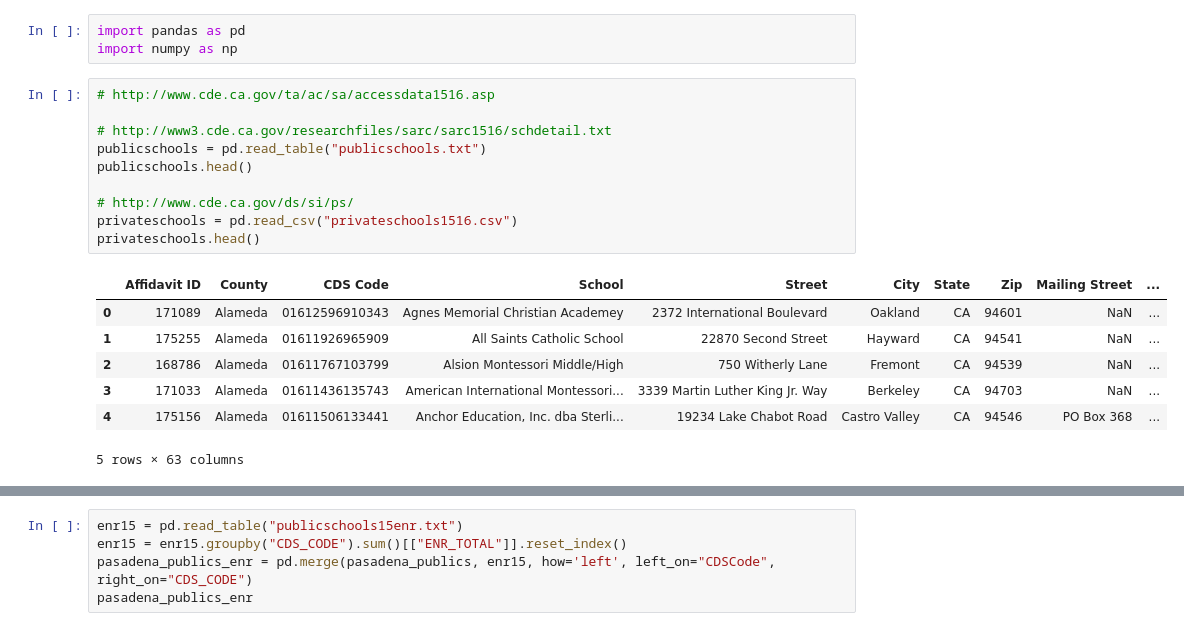
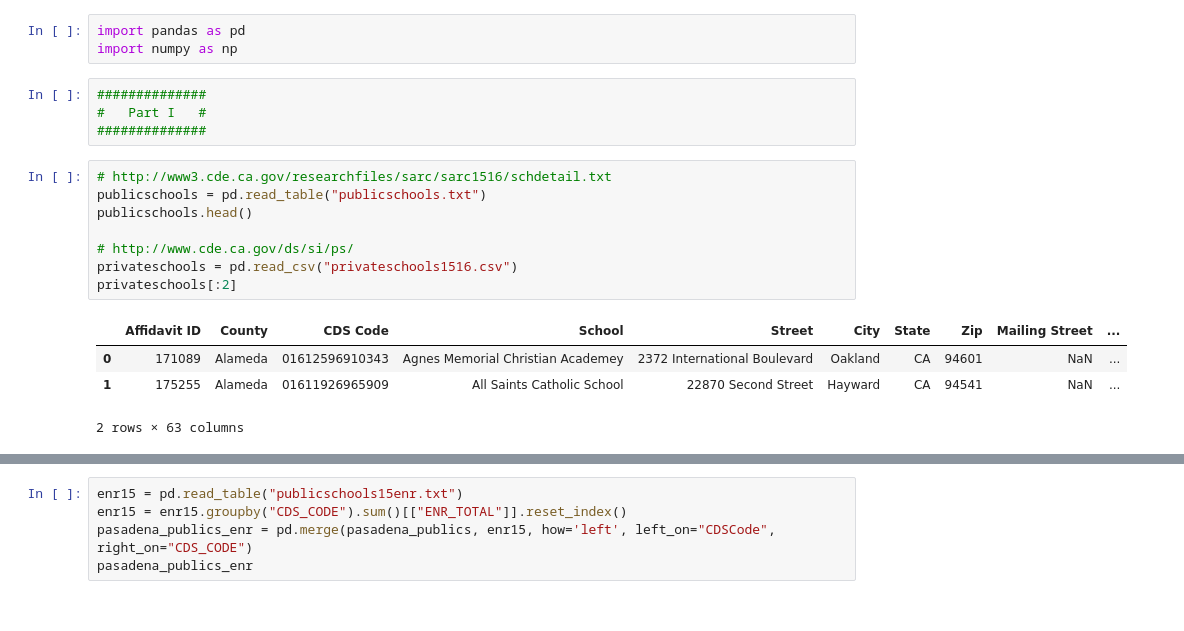
Before and after one commit to jmahabal/pasadena, a Jupyter notebook: Pasadena.ipynb, the cells around one changed output, grey strips where cells are left out. Saved outputs shown, nothing was run; the diff lists cells and outputs as text.

```diff
--- a/Pasadena.ipynb
+++ b/Pasadena.ipynb
@@ -1,21 +1,20 @@
 # %%
 import pandas as pd
 import numpy as np
+# %%
+##############
+#   Part I   #
+##############
 # %%
-# http://www.cde.ca.gov/ta/ac/sa/accessdata1516.asp
-
 # http://www3.cde.ca.gov/researchfiles/sarc/sarc1516/schdetail.txt
 publicschools = pd.read_table("publicschools.txt")
 publicschools.head()
 
 # http://www.cde.ca.gov/ds/si/ps/
 privateschools = pd.read_csv("privateschools1516.csv")
-privateschools.head()
+privateschools[:2]
 # %% [output]
 |  | Affidavit ID | County | CDS Code | School | Street | City | State | Zip | Mailing Street | ... |
 | 0 | 171089 | Alameda | 01612596910343 | Agnes Memorial Christian Academey | 2372 International Boulevard | Oakland | CA | 94601 | NaN | ... |
 | 1 | 175255 | Alameda | 01611926965909 | All Saints Catholic School | 22870 Second Street | Hayward | CA | 94541 | NaN | ... |
-| 2 | 168786 | Alameda | 01611767103799 | Alsion Montessori Middle/High | 750 Witherly Lane | Fremont | CA | 94539 | NaN | ... |
-| 3 | 171033 | Alameda | 01611436135743 | American International Montessori... | 3339 Martin Luther King Jr. Way | Berkeley | CA | 94703 | NaN | ... |
-| 4 | 175156 | Alameda | 01611506133441 | Anchor Education, Inc. dba Sterli... | 19234 Lake Chabot Road | Castro Valley | CA | 94546 | PO Box 368 | ... |
-5 rows × 63 columns
+2 rows × 63 columns
```
Also changed, not shown: parts of 12 cells of this notebook, 1 other file.
